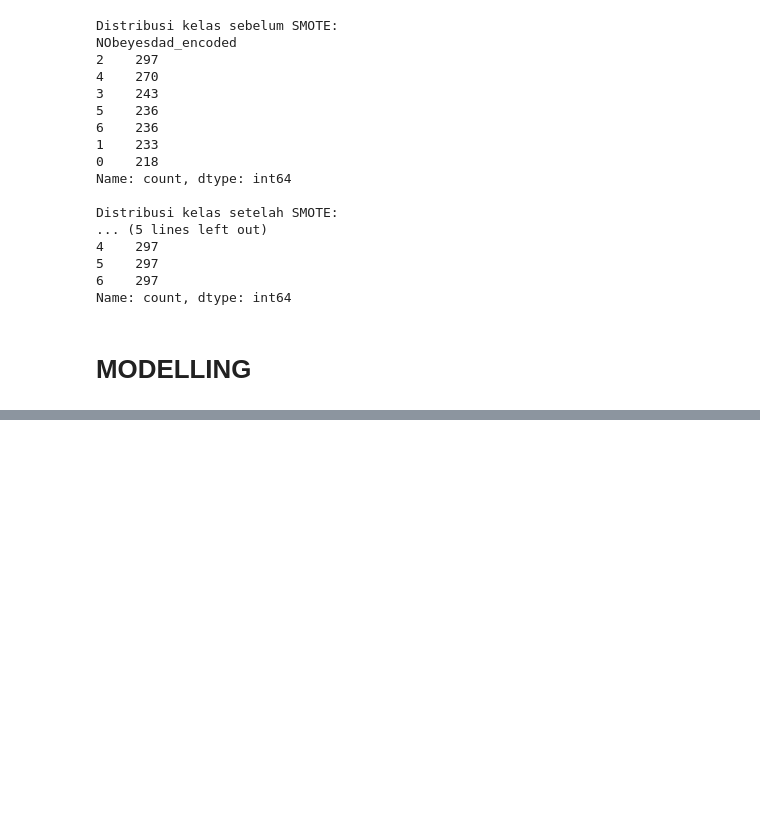
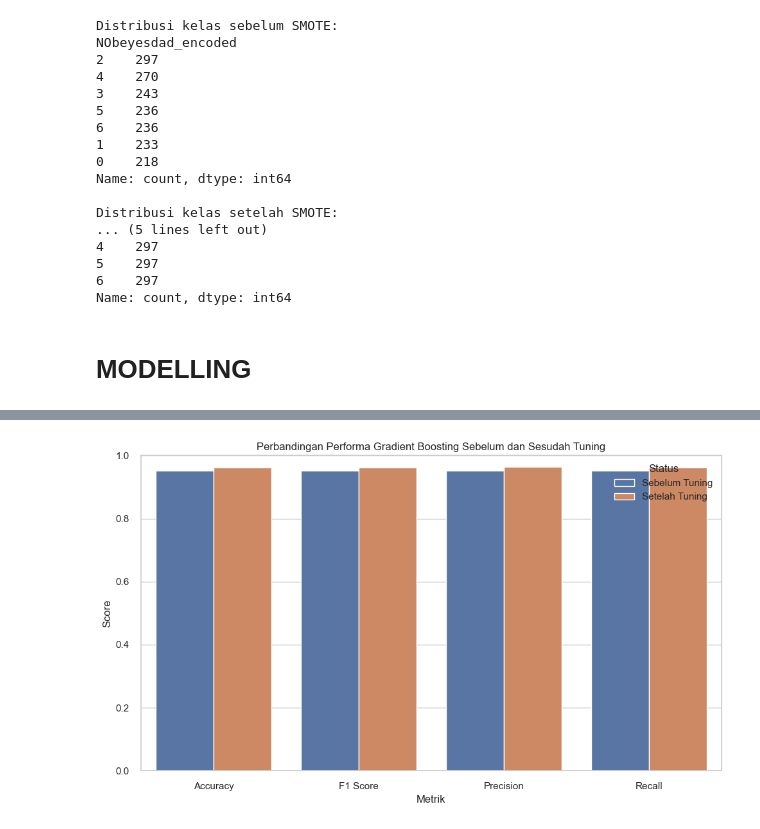
Before and after one commit to mehtapradnyatama/Capstone-Bengkod-DS01, a Jupyter notebook: capstone.ipynb, the cells around one changed output, grey strips where cells are left out. Cells and saved outputs as stored; diff of their text form; code cells hidden in the pictures; blank space fills up the shorter version.

```diff
--- a/capstone.ipynb
+++ b/capstone.ipynb
@@ -433,0 +579,21 @@ models = {
+# %%
+# Evaluasi Model Tuned
+# Best parameters
+print("\nParameter terbaik:")
+print(random_search.best_params_)
+
+# Evaluasi model terbaik
+tuned_model = random_search.best_estimator_
+y_tuned_pred = tuned_model.predict(X_test_transformed)
+tuned_accuracy = accuracy_score(y_test, y_tuned_pred)
+tuned_f1 = f1_score(y_test, y_tuned_pred, average='weighted')
+tuned_precision = precision_score(y_test, y_tuned_pred, average='weighted')
+tuned_recall = recall_score(y_test, y_tuned_pred, average='weighted')
+
+print("\nPerforma model setelah tuning:")
+print(f"Accuracy: {tuned_accuracy:.4f}")
+print(f"F1 Score: {tuned_f1:.4f}")
+print(f"Precision: {tuned_precision:.4f}")
+print(f"Recall: {tuned_recall:.4f}")
+print("\nClassification Report:")
+print(classification_report(y_test, y_tuned_pred))
@@ -433,0 +618,24 @@ models = {
+# %%
+# Perbandingan Model Sebelum dan Sesudah Tuning
+# DataFrame perbandingan
+tuning_comparison = pd.DataFrame({
+    'Metrik': ['Accuracy', 'F1 Score', 'Precision', 'Recall'],
+    'Sebelum Tuning': [results[best_model_name]['accuracy'],
+                       results[best_model_name]['f1_score'],
+                       results[best_model_name]['precision'],
+                       results[best_model_name]['recall']],
+    'Setelah Tuning': [tuned_accuracy, tuned_f1, tuned_precision, tuned_recall]
+})
+
+# Visualisasi perbandingan
+plt.figure(figsize=(10, 6))
+tuning_comparison_melted = tuning_comparison.melt(id_vars='Metrik',
+                                                 var_name='Status',
+                                                 value_name='Score')
+sns.barplot(x='Metrik', y='Score', hue='Status', data=tuning_comparison_melted)
+plt.title(f'Perbandingan Performa {best_model_name} Sebelum dan Sesudah Tuning')
+plt.ylim(0, 1)
+plt.tight_layout()
+plt.show()
+# %% [output]
+[figure, added]
```
Also changed, not shown: parts of 11 cells of this notebook.
